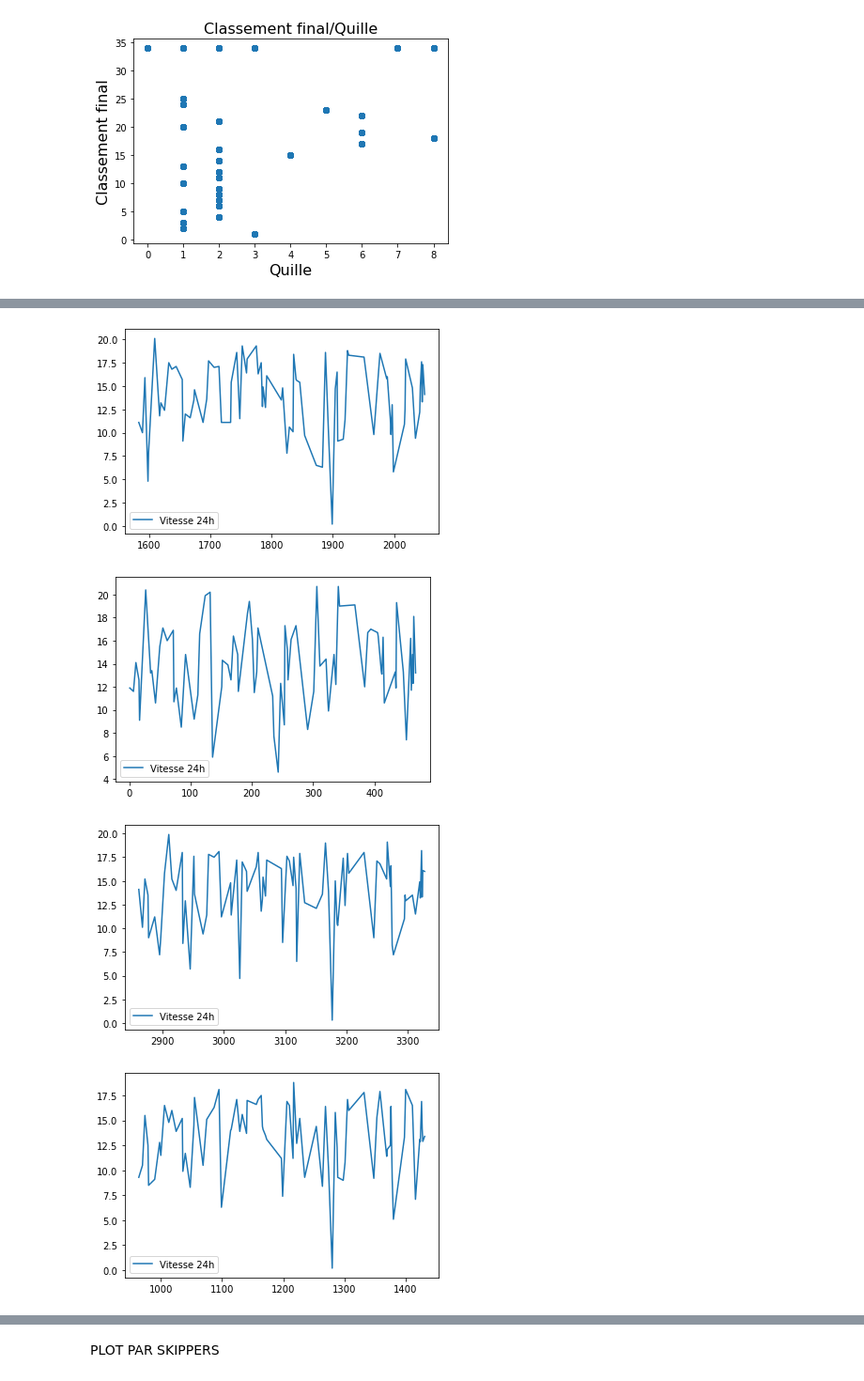
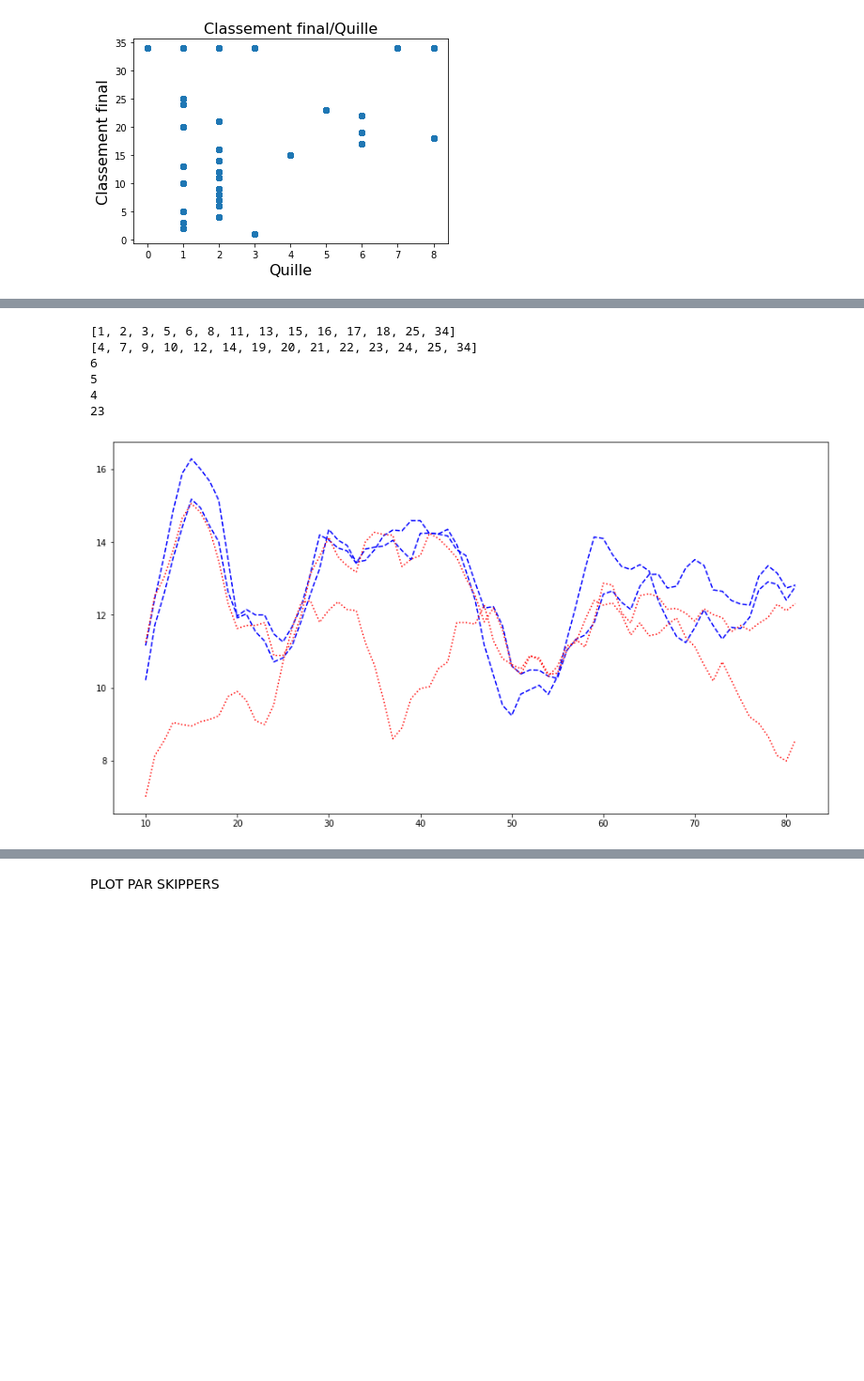
Before and after one commit to Kit-Data-Science-Telecom-2021-2022/lgp, a Jupyter notebook: Projet_final/projet-final-lgp.ipynb, the cells around one changed output, grey strips where cells are left out. Shown at 94% size. Drawn from its saved outputs; the diff is of its cells as text; code cells hidden in the pictures; blank space fills up the shorter version.

```diff
--- a/Projet_final/projet-final-lgp.ipynb
+++ b/Projet_final/projet-final-lgp.ipynb
@@ -475,6 +492,7 @@ def last_cleanup(df):
            'Cap 30m', 'Vitesse 30m', 'VMG 30m', 'Distance 30m', 'Cap dernier',
            'Vitesse dernier', 'VMG dernier', 'Distance dernier', 'Cap 24h',
            'Vitesse 24h', 'VMG 24h', 'Distance 24h', 'DTF', 'DTL',
+             'Latitude', 'Longitude', 'Latitude_dec', 'Longitude_dec',
            'Fichier de resultats', 'Foil', 'Dérives', 'Tirant', 'Longueur', 'Largeur', 'Poids',
            'Hauteur mât', 'Quille', 'Surface près', 'Surface portant',
            'Année lancement', 'Ancien nom']
@@ -491,16 +509,23 @@ def merge(df):
         df_tech_info = pd.DataFrame(tech_info).T
         df_merge = pd.merge(df, df_tech_info, on="Voile")
         df_merge = last_cleanup(df_merge)
+        df = df.reset_index()
+        df = df.set_index('Timestamp').sort_index()
 
         df_merge.to_pickle(PICKLE_DF_TECH)
         print(f"Pickle file {PICKLE_DF_TECH} saved.")
     else:
         print(f"\nLoading data from pickle file {PICKLE_DF_TECH}...", end='')
         df_merge = pd.read_pickle(PICKLE_DF_TECH)
+        df_merge = df_merge.set_index('Timestamp').sort_index()
+
         print(' done')
         print(f'\n(Note: if you need to renew pickle content remove file {PICKLE_DF_TECH} manually)')
     return df_merge
 
 df = merge(df)
+df = df.reset_index()
+df = df.set_index('Timestamp').sort_index()
+
 mapping_derives, mapping_quilles
 # %% [output]
@@ -805,0 +894,3 @@ show_one_graph(num_df,  "Classement final", "Surface portant")
+# %%
+dfz= df.copy()
+dfz = dfz.loc[dfz['Fichier de resultats'].str.endswith("140000")]
@@ -877,15 +1096,41 @@ def dms2dec(deg, mn, sec):
 # %%
 # remove nan lines
 # extract pour chaque bateau la vitesse / 24 en histogramme
 # correlation vitesse distance
 #
-dfz= df_classements_14h.copy()
-dfz.set_index('Timestamp')
-dfz
-for i  in [1, 2, 3 ,4 ]:
-    dfz.loc[dfz['Classement final']==i, ['Vitesse 24h']].plot()
+fig = plt.subplots(1, figsize=(15,8))
+
+
+classes_with_foils = dfz.loc[dfz['Foil']==1 & dfz['Classement final'].isin(range(1,25)), 'Classement final'].unique().tolist()
+classes_without_foils = dfz.loc[dfz['Foil']==0 & dfz['Classement final'].isin(range(1,25)), 'Classement final'].unique().tolist()
+print(sorted(classes_with_foils))
+print(sorted(classes_without_foils))
+
+ROLLING=10
+NUM_PREMIER=1
+NUM_DERNIER=3
+CRITERE='VMG 24h'
+
+for i  in classes_with_foils[NUM_PREMIER:NUM_DERNIER]:
+    print(i)
+#     skipper = dfz.loc[, 'Skipper'].unique().tolist()
+    sw = dfz.loc[dfz['Classement final']==i, [CRITERE]]
+    sw = sw.rolling(ROLLING).mean()
+    xabs=np.linspace(1, len(sw), len(sw))
+    plt.plot(xabs, sw, "b--")
+
+for i  in classes_without_foils[NUM_PREMIER:NUM_DERNIER]:
+    print(i)
+#     skipper = dfz.loc[dfz['Classement final']==i, 'Skipper'].unique().tolist()
+    swo = dfz.loc[dfz['Classement final']==i, [CRITERE]]
+    swo = swo.rolling(ROLLING).mean()
+    xabs=np.linspace(1, len(swo), len(swo))
+    plt.plot(xabs, swo, 'r:')
 # %% [output]
+[1, 2, 3, 5, 6, 8, 11, 13, 15, 16, 17, 18, 25, 34]
+[4, 7, 9, 10, 12, 14, 19, 20, 21, 22, 23, 24, 25, 34]
+6
+5
+4
+23
-[figure, old version]
+[figure, new version]
-[figure, removed]
-[figure, removed]
-[figure, removed]
```
Also changed, not shown: parts of 76 cells of this notebook.
